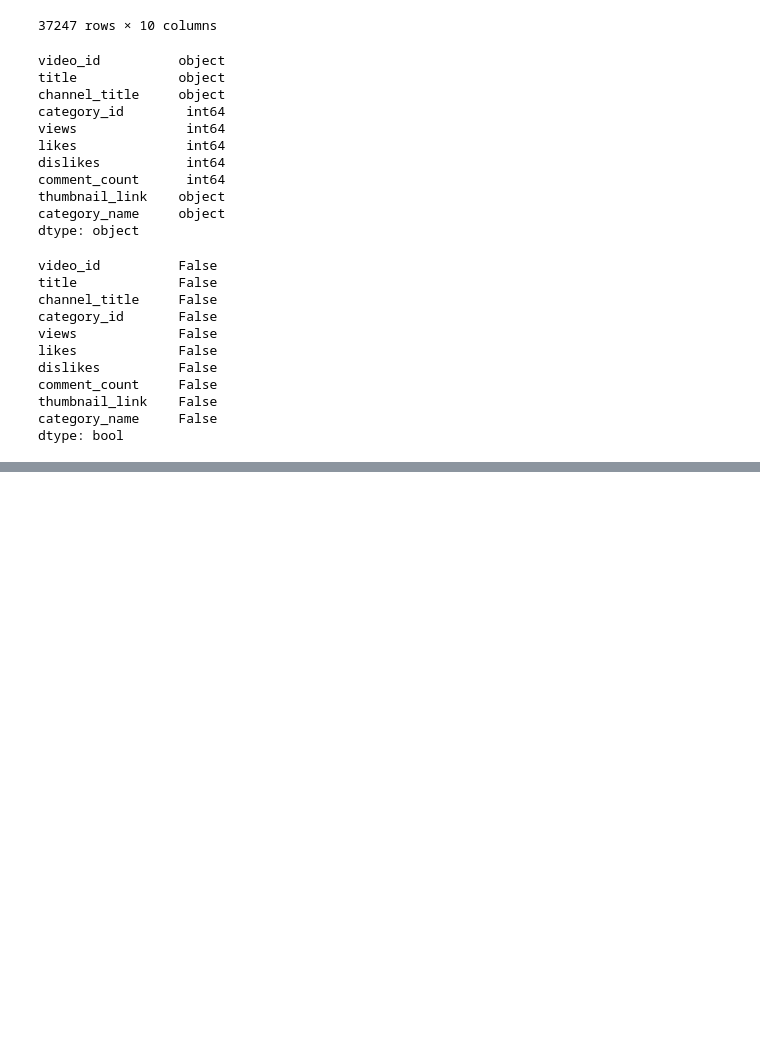
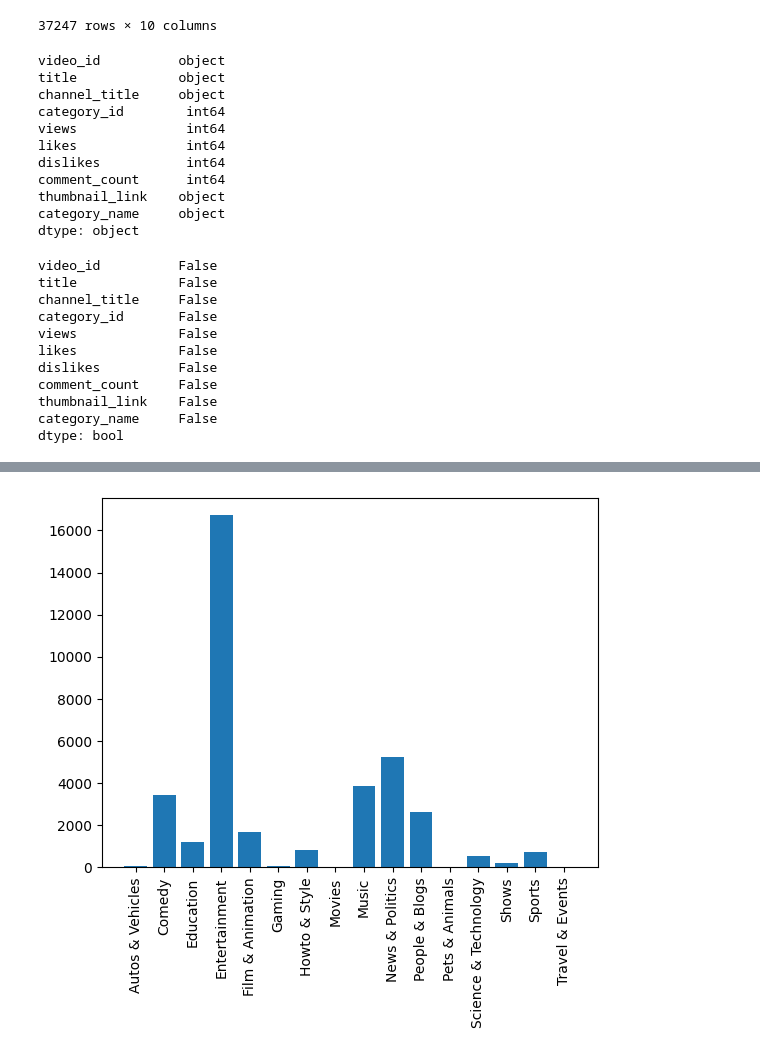
Before and after one commit to jatinundhad/YouTube_recommendation, a Jupyter notebook: preprocessing/preprocessing.ipynb, the cells around one changed output, grey strips where cells are left out. Cells and saved outputs as stored; diff of their text form; code cells hidden in the pictures; blank space fills up the shorter version.

```diff
--- a/preprocessing/preprocessing.ipynb
+++ b/preprocessing/preprocessing.ipynb
@@ -132,0 +180,6 @@ merged_df.to_csv("preprocessed_data.csv")
+# %%
+plt.bar(no_videos_categoryWise["category_name"],no_videos_categoryWise["size"])
+plt.xticks(rotation=90)
+plt.show()
+# %% [output]
+[figure, added]
```
Also changed, not shown: parts of 8 cells of this notebook, 5 other files.
